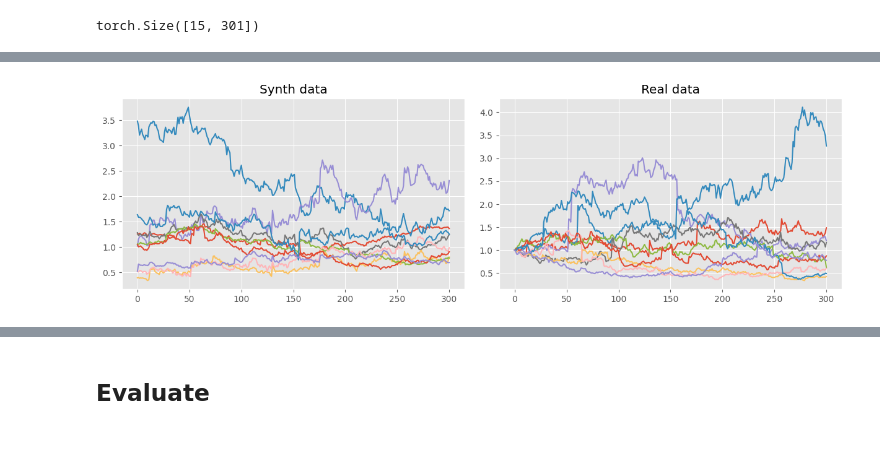
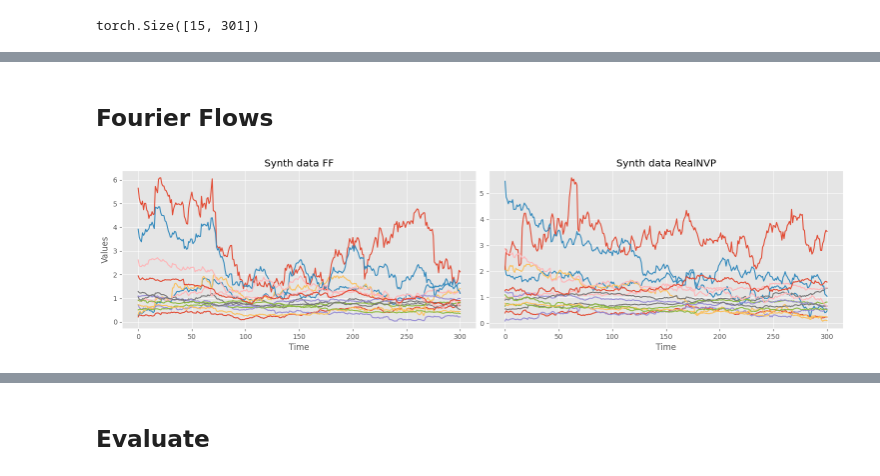
Before and after one commit to kirillzx/JDFlow, a Jupyter notebook: generator_main.ipynb, the cells around one changed output, grey strips where cells are left out. Saved outputs shown, nothing was run; the diff lists cells and outputs as text; code cells hidden in the pictures; blank space fills up the shorter version.

```diff
--- a/generator_main.ipynb
+++ b/generator_main.ipynb
@@ -499,14 +487,14 @@ torch.Size([15, 301])
 # %%
 h_dim = len(data_tensor[0])
 M = data_tensor.size(0)
-time_steps = 20
+time_steps = 100
 dt = torch.FloatTensor([1/time_steps])
 # n = data_tensor.size(0)
 sig_dim = n + n**2
 # + n**3
 # %%
 # nsde_flow = Flow(128, 10, h_dim, h_dim)
-n_flows = 8
+n_flows = 10
 
 nsde_flow = Flow(n_flows, h_dim, M, time_steps, dt, sig_dim, xiP0)
 
@@ -536,3 +522,3 @@ Flow(
 # %%
-samples = nsde_flow.sample(17)
+samples = nsde_flow.sample(15)
 # samples = samples[(~(np.max(samples, axis=1) > 1.5*np.max(data))) & (~(np.min(samples, axis=1) < 1.5*np.min(data)))]
@@ -912,3 +588,5 @@ class FourierFlow(nn.Module):
+# %% [markdown]
+## Fourier Flows
 # %%
 data_tensor = data_tensor[:, :(len(data_tensor[0]) // 4 * 4 + 1 if len(data_tensor[0]) % 4 > 0 else len(data_tensor[0]) - 3)]
 # %%
@@ -920,23 +598,26 @@ rnvp_flow = FourierFlow(2**8, len(data_tensor[0]), 10, FFT=False, flip=True, nor
 
 rnvp_flow.fit(data_tensor, epochs=1000)
 # %%
-samples_ff = fourier_flow.sample(10)
-samples_rnvp = fourier_flow.sample(10)
+samples_ff = fourier_flow.sample(15)
+samples_rnvp = fourier_flow.sample(15)
 # %%
-synth_ff = scaler.inverse_transform(samples_ff.T).T
-synth_rnvp = scaler.inverse_transform(samples_rnvp.T).T
-real_data = scaler.inverse_transform(data.T).T
+synth_ff = inverse_preprocessing(samples_ff)
+synth_rnvp = inverse_preprocessing(samples_rnvp)
 
 fig, axs = plt.subplots(1, 2, figsize=(15, 4), dpi=100)
 
 axs[0].plot(synth_ff.T)
-axs[0].set_title('Synth data')
+axs[0].set_title('Synth data FF')
+axs[0].set_xlabel('Time')
+axs[0].set_ylabel('Values')
 
-axs[1].plot(real_data.T)
-axs[1].set_title('Real data')
-# axs[1].legend()
+axs[1].plot(synth_rnvp.T)
+axs[1].set_title('Synth data RealNVP')
+axs[1].set_xlabel('Time')
 
 plt.subplots_adjust(wspace=0.1)
+plt.tight_layout(pad=0.5)
+# plt.savefig('Merton_synth_FF.pdf', dpi=300)
 plt.show()
 # %% [output]
-[figure, old version]
+[figure, new version]
```
Also changed, not shown: parts of 69 cells of this notebook.
